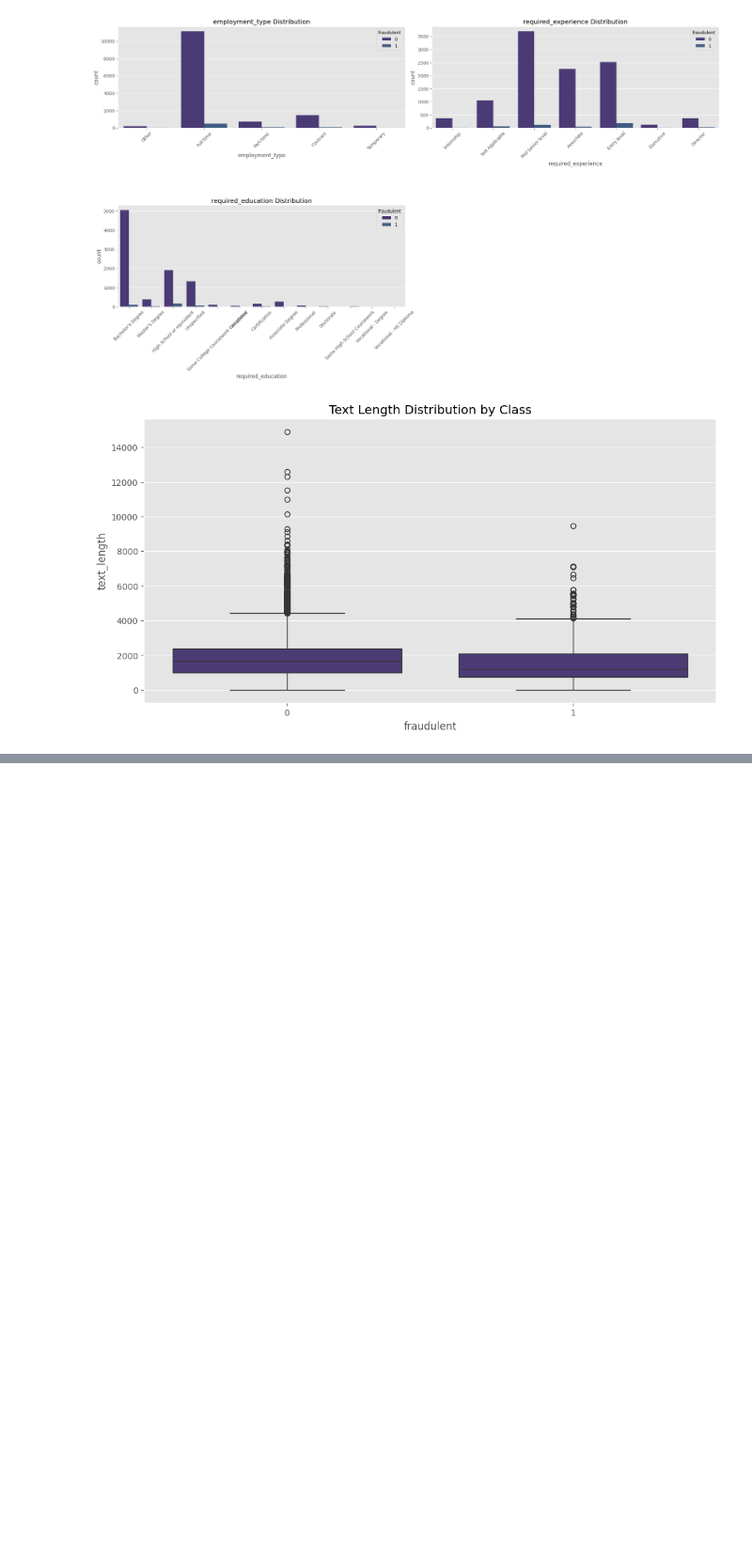
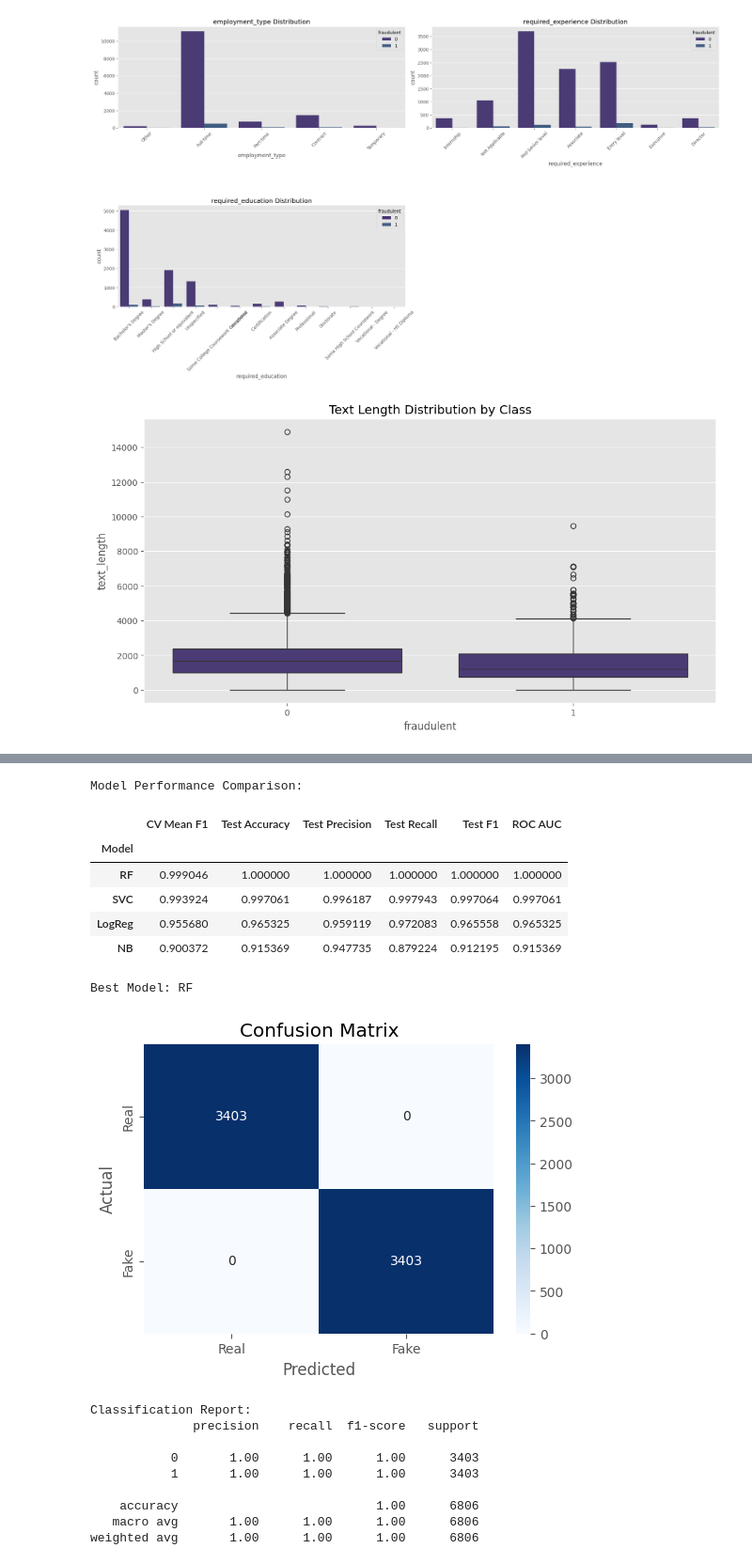
Before and after one commit to shashnavad/Data_Mining_Project_main, a Jupyter notebook: main-EDA.ipynb, the cells around one changed output, grey strips where cells are left out. Shown at 94% size. Saved outputs shown, nothing was run; the diff lists cells and outputs as text; code cells hidden in the pictures; blank space fills up the shorter version.

```diff
--- a/main-EDA.ipynb
+++ b/main-EDA.ipynb
@@ -319,30 +319,56 @@ for name, model in models:
 # %%
 #%% Model Evaluation
 results_df = pd.DataFrame(results).set_index('Model')
 print("\nModel Performance Comparison:")
 display(results_df.sort_values('Test F1', ascending=False))
 
-# Best Model Analysis
-best_model = results_df.loc[results_df['Test F1'].idxmax()]
+
+model_classes = {
+    'RF': RandomForestClassifier,
+    'SVM': SVC,
+    'LR': LogisticRegression,
+    'NB': MultinomialNB
+}
+
+# Best Model Pipeline
+best_model_name = results_df['Test F1'].idxmax()
 print(f"\nBest Model: {best_model.name}")
-
-# Confusion Matrix for Best Model
 best_pipe = Pipeline([
     ('tfidf', TfidfVectorizer(ngram_range=(1,2), max_features=5000)),
-    ('clf', eval(best_model.name)())
+    ('clf', model_classes[best_model_name]())  # Use the mapping here
 ])
+
 best_pipe.fit(X_train, y_train)
 y_pred = best_pipe.predict(X_test)
 
 plt.figure(figsize=(6,4))
 sns.heatmap(confusion_matrix(y_test, y_pred),
             annot=True, fmt='d', cmap='Blues',
             xticklabels=['Real', 'Fake'],
             yticklabels=['Real', 'Fake'])
 plt.title('Confusion Matrix')
 plt.xlabel('Predicted')
 plt.ylabel('Actual')
 plt.show()
 
 print("\nClassification Report:")
 print(classification_report(y_test, y_pred))
+# %% [output]
+Model Performance Comparison:
+|  | CV Mean F1 | Test Accuracy | Test Precision | Test Recall | Test F1 | ROC AUC |
+| Model |  |  |  |  |  |  |
+| RF | 0.999046 | 1.000000 | 1.000000 | 1.000000 | 1.000000 | 1.000000 |
+| SVC | 0.993924 | 0.997061 | 0.996187 | 0.997943 | 0.997064 | 0.997061 |
+| LogReg | 0.955680 | 0.965325 | 0.959119 | 0.972083 | 0.965558 | 0.965325 |
+| NB | 0.900372 | 0.915369 | 0.947735 | 0.879224 | 0.912195 | 0.915369 |
+Best Model: RF
+[figure, added]
+Classification Report:
+              precision    recall  f1-score   support
+
+           0       1.00      1.00      1.00      3403
+           1       1.00      1.00      1.00      3403
+
+    accuracy                           1.00      6806
+   macro avg       1.00      1.00      1.00      6806
+weighted avg       1.00      1.00      1.00      6806
```
Also changed, not shown: parts of 9 cells of this notebook, 1 other file.
